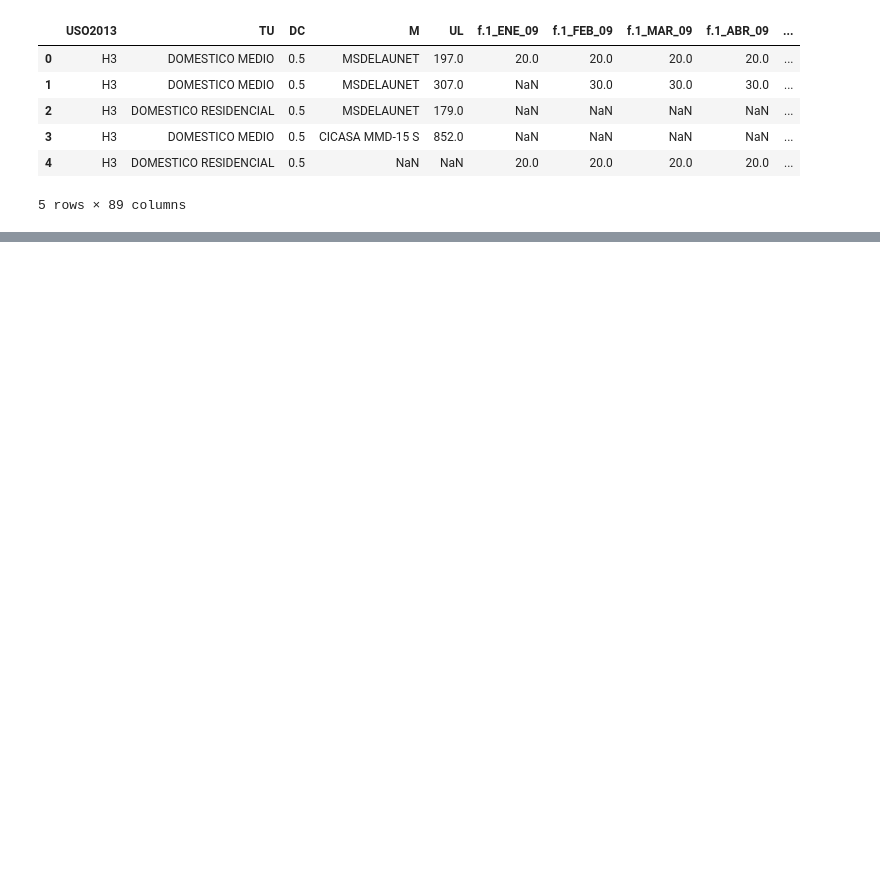
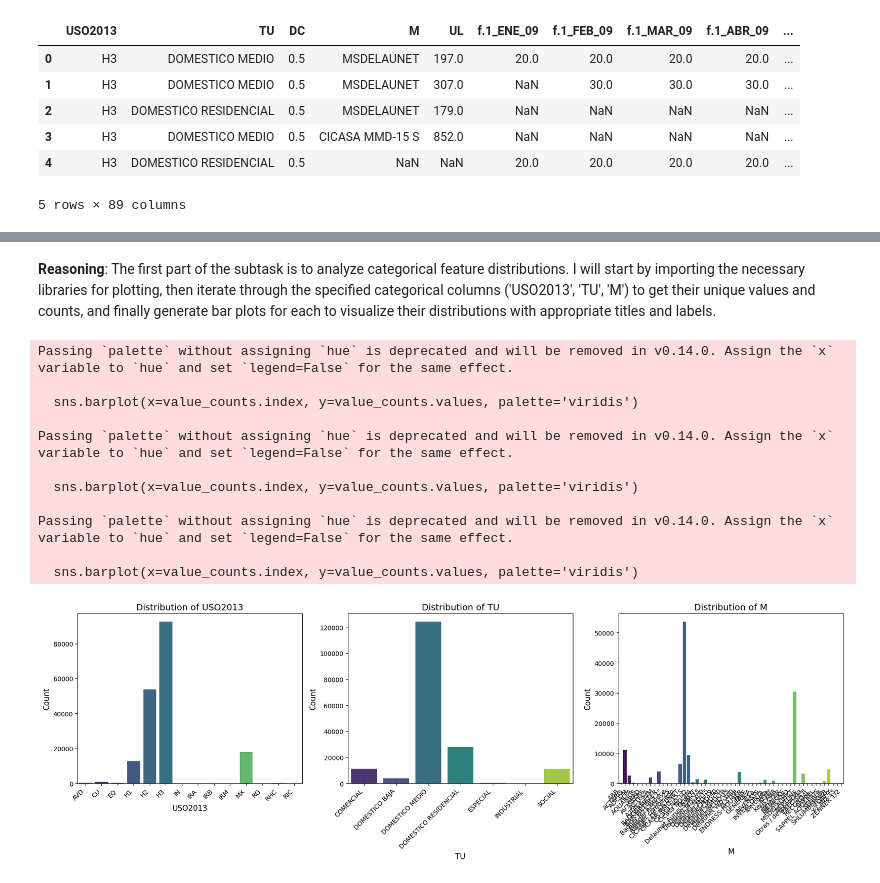
Before and after one commit to vathsankitha/water, a Jupyter notebook: Water.ipynb, the cells around one changed output, grey strips where cells are left out. Drawn from its saved outputs; the diff is of its cells as text; code cells hidden in the pictures; blank space fills up the shorter version.

```diff
--- a/Water.ipynb
+++ b/Water.ipynb
@@ -18,0 +47,16 @@ display(df.head())
+# %%
+import pandas as pd
+
+# Load the dataset (re-loading as df was not defined in the previous execution)
+df = pd.read_csv('/content/AguaH.csv')
+
+print("DataFrame Info:")
+df.info()
+
+print("\nDescriptive Statistics:")
+display(df.describe())
+
+print("\nMissing Values:")
+display(df.isnull().sum())
+
+print(f"\nDataFrame Shape: {df.shape[0]} rows, {df.shape[1]} columns")
@@ -18,0 +112,39 @@ display(df.head())
+# %% [markdown]
+**Reasoning**:
+The first part of the subtask is to analyze categorical feature distributions. I will start by importing the necessary libraries for plotting, then iterate through the specified categorical columns ('USO2013', 'TU', 'M') to get their unique values and counts, and finally generate bar plots for each to visualize their distributions with appropriate titles and labels.
+# %%
+import matplotlib.pyplot as plt
+import seaborn as sns
+
+categorical_cols = ['USO2013', 'TU', 'M']
+
+plt.figure(figsize=(18, 6))
+
+for i, col in enumerate(categorical_cols):
+    plt.subplot(1, len(categorical_cols), i + 1)
+
+    # Get value counts and sort them for better visualization
+    value_counts = df[col].value_counts().sort_index()
+
+    sns.barplot(x=value_counts.index, y=value_counts.values, palette='viridis')
+
+    plt.title(f'Distribution of {col}', fontsize=14)
+    plt.xlabel(col, fontsize=12)
+    plt.ylabel('Count', fontsize=12)
+    plt.xticks(rotation=45, ha='right')
+    plt.tight_layout()
+
+plt.show()
+# %% [output]
+Passing `palette` without assigning `hue` is deprecated and will be removed in v0.14.0. Assign the `x` variable to `hue` and set `legend=False` for the same effect.
+
+  sns.barplot(x=value_counts.index, y=value_counts.values, palette='viridis')
+
+Passing `palette` without assigning `hue` is deprecated and will be removed in v0.14.0. Assign the `x` variable to `hue` and set `legend=False` for the same effect.
+
+  sns.barplot(x=value_counts.index, y=value_counts.values, palette='viridis')
+
+Passing `palette` without assigning `hue` is deprecated and will be removed in v0.14.0. Assign the `x` variable to `hue` and set `legend=False` for the same effect.
+
+  sns.barplot(x=value_counts.index, y=value_counts.values, palette='viridis')
+[figure, added]
```
Also changed, not shown: parts of 13 cells of this notebook.
